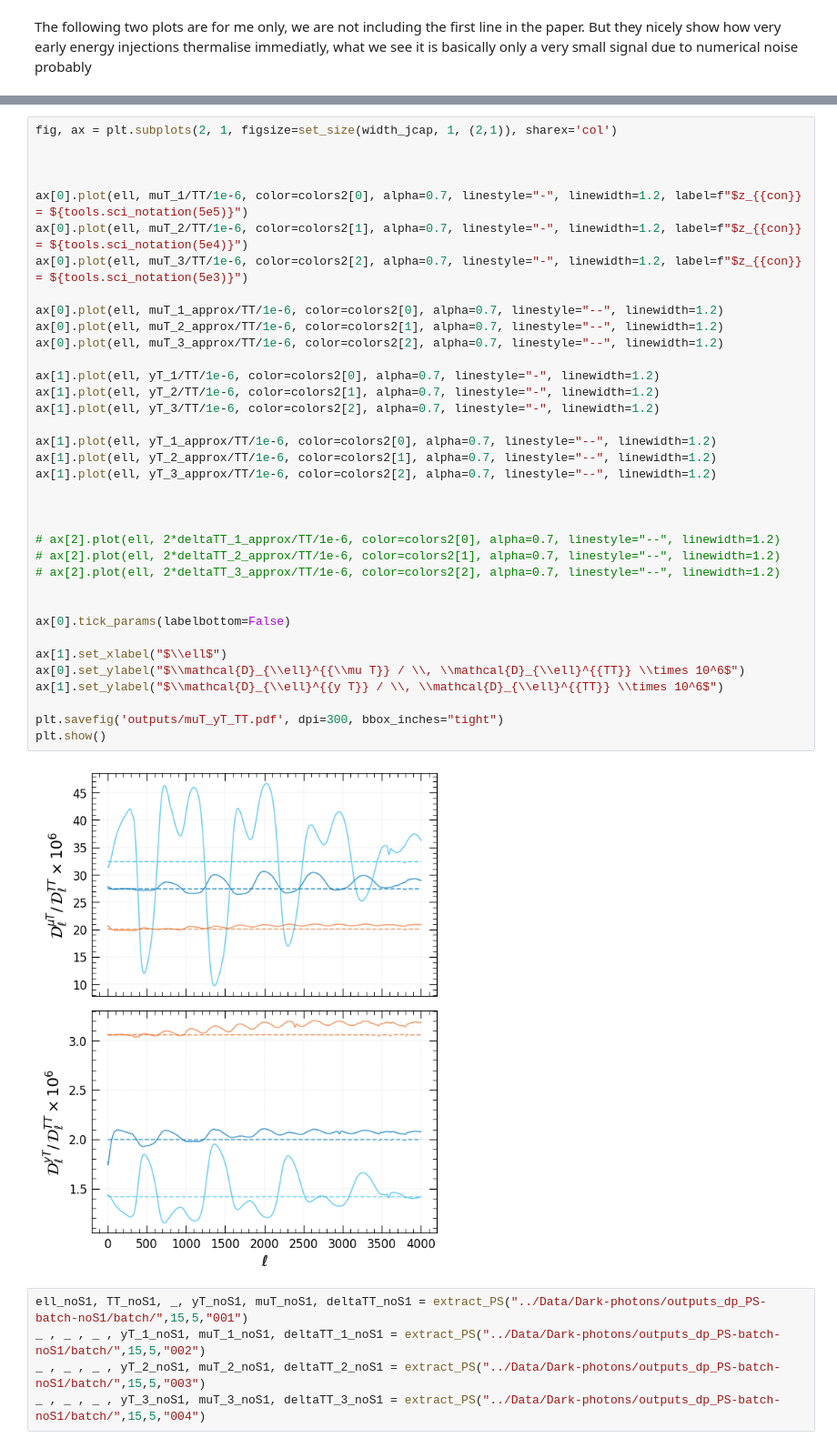
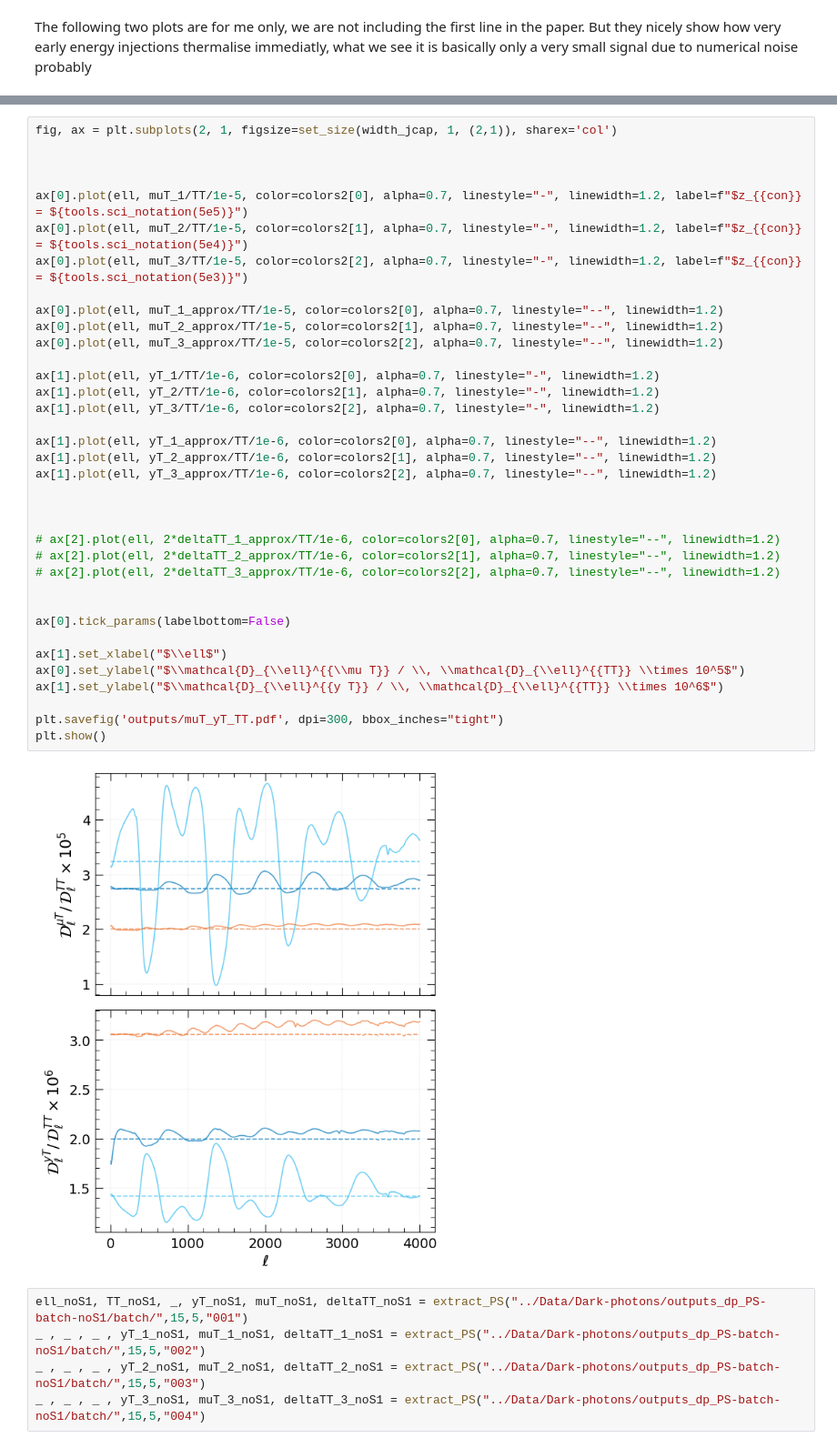
Before and after one commit to Sareva00/Photon_conversion, a Jupyter notebook: power_spectra.ipynb, the cells around one changed output, grey strips where cells are left out. Shown at 91% size. Drawn from its saved outputs; the diff is of its cells as text.

```diff
--- a/power_spectra.ipynb
+++ b/power_spectra.ipynb
@@ -314,41 +314,41 @@ plt.show()
 # %%
 fig, ax = plt.subplots(2, 1, figsize=set_size(width_jcap, 1, (2,1)), sharex='col')
 
 
 
-ax[0].plot(ell, muT_1/TT/1e-6, color=colors2[0], alpha=0.7, linestyle="-", linewidth=1.2, label=f"$z_{{con}} = ${tools.sci_notation(5e5)}")
-ax[0].plot(ell, muT_2/TT/1e-6, color=colors2[1], alpha=0.7, linestyle="-", linewidth=1.2, label=f"$z_{{con}} = ${tools.sci_notation(5e4)}")
-ax[0].plot(ell, muT_3/TT/1e-6, color=colors2[2], alpha=0.7, linestyle="-", linewidth=1.2, label=f"$z_{{con}} = ${tools.sci_notation(5e3)}")
+ax[0].plot(ell, muT_1/TT/1e-5, color=colors2[0], alpha=0.7, linestyle="-", linewidth=1.2, label=f"$z_{{con}} = ${tools.sci_notation(5e5)}")
+ax[0].plot(ell, muT_2/TT/1e-5, color=colors2[1], alpha=0.7, linestyle="-", linewidth=1.2, label=f"$z_{{con}} = ${tools.sci_notation(5e4)}")
+ax[0].plot(ell, muT_3/TT/1e-5, color=colors2[2], alpha=0.7, linestyle="-", linewidth=1.2, label=f"$z_{{con}} = ${tools.sci_notation(5e3)}")
 
-ax[0].plot(ell, muT_1_approx/TT/1e-6, color=colors2[0], alpha=0.7, linestyle="--", linewidth=1.2)
-ax[0].plot(ell, muT_2_approx/TT/1e-6, color=colors2[1], alpha=0.7, linestyle="--", linewidth=1.2)
-ax[0].plot(ell, muT_3_approx/TT/1e-6, color=colors2[2], alpha=0.7, linestyle="--", linewidth=1.2)
+ax[0].plot(ell, muT_1_approx/TT/1e-5, color=colors2[0], alpha=0.7, linestyle="--", linewidth=1.2)
+ax[0].plot(ell, muT_2_approx/TT/1e-5, color=colors2[1], alpha=0.7, linestyle="--", linewidth=1.2)
+ax[0].plot(ell, muT_3_approx/TT/1e-5, color=colors2[2], alpha=0.7, linestyle="--", linewidth=1.2)
 
 ax[1].plot(ell, yT_1/TT/1e-6, color=colors2[0], alpha=0.7, linestyle="-", linewidth=1.2)
 ax[1].plot(ell, yT_2/TT/1e-6, color=colors2[1], alpha=0.7, linestyle="-", linewidth=1.2)
 ax[1].plot(ell, yT_3/TT/1e-6, color=colors2[2], alpha=0.7, linestyle="-", linewidth=1.2)
 
 ax[1].plot(ell, yT_1_approx/TT/1e-6, color=colors2[0], alpha=0.7, linestyle="--", linewidth=1.2)
 ax[1].plot(ell, yT_2_approx/TT/1e-6, color=colors2[1], alpha=0.7, linestyle="--", linewidth=1.2)
 ax[1].plot(ell, yT_3_approx/TT/1e-6, color=colors2[2], alpha=0.7, linestyle="--", linewidth=1.2)
 
 
 
 # ax[2].plot(ell, 2*deltaTT_1_approx/TT/1e-6, color=colors2[0], alpha=0.7, linestyle="--", linewidth=1.2)
 # ax[2].plot(ell, 2*deltaTT_2_approx/TT/1e-6, color=colors2[1], alpha=0.7, linestyle="--", linewidth=1.2)
 # ax[2].plot(ell, 2*deltaTT_3_approx/TT/1e-6, color=colors2[2], alpha=0.7, linestyle="--", linewidth=1.2)
 
 
 ax[0].tick_params(labelbottom=False)
 
 ax[1].set_xlabel("$\\ell$")
-ax[0].set_ylabel("$\\mathcal{D}_{\\ell}^{{\\mu T}} / \\, \\mathcal{D}_{\\ell}^{{TT}} \\times 10^6$")
+ax[0].set_ylabel("$\\mathcal{D}_{\\ell}^{{\\mu T}} / \\, \\mathcal{D}_{\\ell}^{{TT}} \\times 10^5$")
 ax[1].set_ylabel("$\\mathcal{D}_{\\ell}^{{y T}} / \\, \\mathcal{D}_{\\ell}^{{TT}} \\times 10^6$")
 
 plt.savefig('outputs/muT_yT_TT.pdf', dpi=300, bbox_inches="tight")
 plt.show()
 # %% [output]
-[figure, old version]
+[figure, new version]
 # %%
 ell_noS1, TT_noS1, _, yT_noS1, muT_noS1, deltaTT_noS1 = extract_PS("../Data/Dark-photons/outputs_dp_PS-batch-noS1/batch/",15,5,"001")
 _ , _ , _ , yT_1_noS1, muT_1_noS1, deltaTT_1_noS1 = extract_PS("../Data/Dark-photons/outputs_dp_PS-batch-noS1/batch/",15,5,"002")
```
Also changed, not shown: parts of 10 cells of this notebook, 3 other files.
